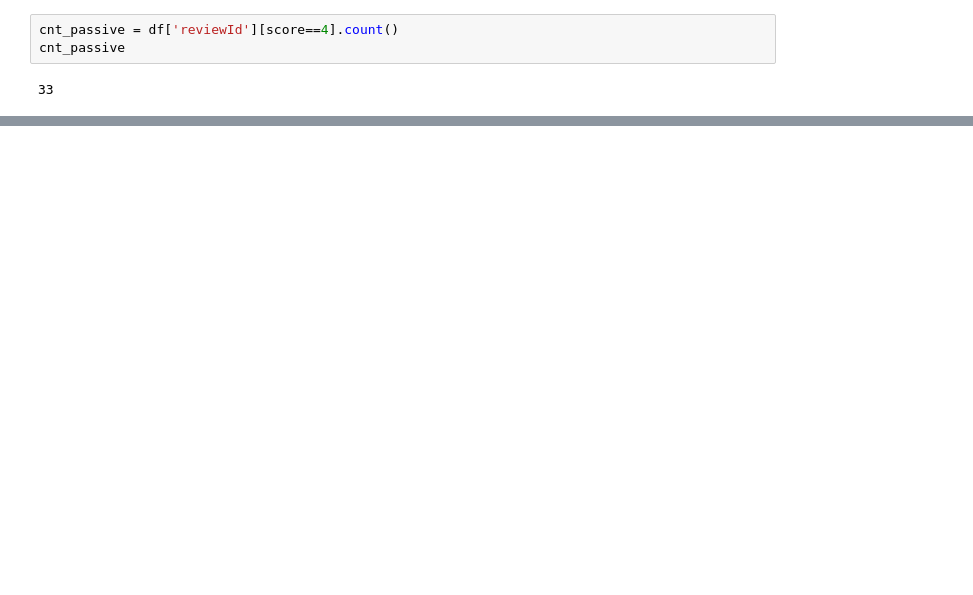
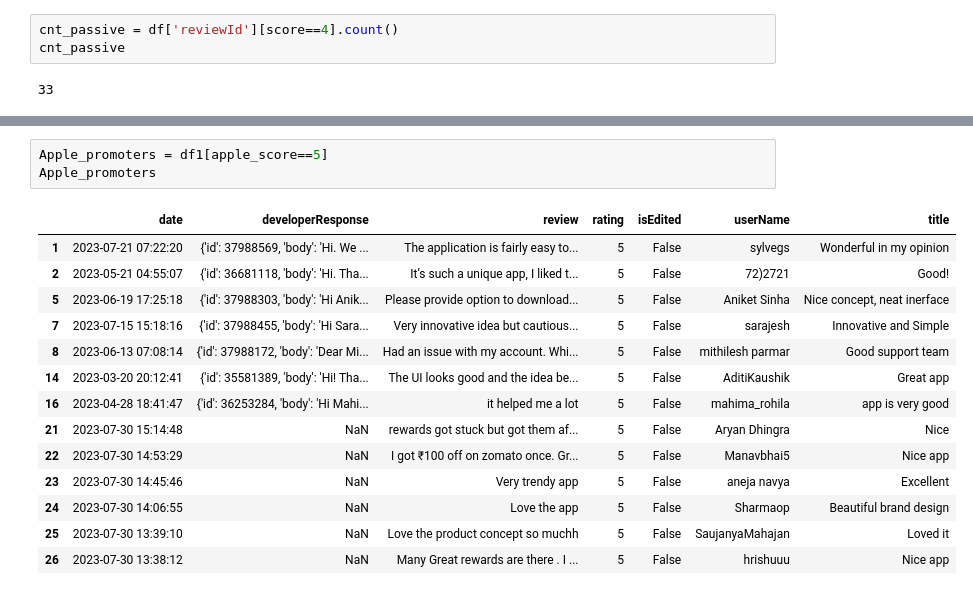
Before and after one commit to gauthamgtg/Flash.co-Play-Store-Review-NPS-Analysis, a Jupyter notebook: Flash.co Play Store Review NPS Analysis.ipynb, the cells around one changed output, grey strips where cells are left out. Cells and saved outputs as stored; diff of their text form; blank space fills up the shorter version.

```diff
--- a/Flash.co Play Store Review NPS Analysis.ipynb
+++ b/Flash.co Play Store Review NPS Analysis.ipynb
@@ -187,0 +259,18 @@ NPS
+# %%
+Apple_promoters = df1[apple_score==5]
+Apple_promoters
+# %% [output]
+|  | date | developerResponse | review | rating | isEdited | userName | title |
+| 1 | 2023-07-21 07:22:20 | {'id': 37988569, 'body': 'Hi. We ... | The application is fairly easy to... | 5 | False | sylvegs | Wonderful in my opinion |
+| 2 | 2023-05-21 04:55:07 | {'id': 36681118, 'body': 'Hi. Tha... | It’s such a unique app, I liked t... | 5 | False | 72)2721 | Good! |
+| 5 | 2023-06-19 17:25:18 | {'id': 37988303, 'body': 'Hi Anik... | Please provide option to download... | 5 | False | Aniket Sinha | Nice concept, neat inerface |
+| 7 | 2023-07-15 15:18:16 | {'id': 37988455, 'body': 'Hi Sara... | Very innovative idea but cautious... | 5 | False | sarajesh | Innovative and Simple |
+| 8 | 2023-06-13 07:08:14 | {'id': 37988172, 'body': 'Dear Mi... | Had an issue with my account. Whi... | 5 | False | mithilesh parmar | Good support team |
+| 14 | 2023-03-20 20:12:41 | {'id': 35581389, 'body': 'Hi! Tha... | The UI looks good and the idea be... | 5 | False | AditiKaushik | Great app |
+| 16 | 2023-04-28 18:41:47 | {'id': 36253284, 'body': 'Hi Mahi... | it helped me a lot | 5 | False | mahima_rohila | app is very good |
+| 21 | 2023-07-30 15:14:48 | NaN | rewards got stuck but got them af... | 5 | False | Aryan Dhingra | Nice |
+| 22 | 2023-07-30 14:53:29 | NaN | I got ₹100 off on zomato once. Gr... | 5 | False | Manavbhai5 | Nice app |
+| 23 | 2023-07-30 14:45:46 | NaN | Very trendy app | 5 | False | aneja navya | Excellent |
+| 24 | 2023-07-30 14:06:55 | NaN | Love the app | 5 | False | Sharmaop | Beautiful brand design |
+| 25 | 2023-07-30 13:39:10 | NaN | Love the product concept so muchh | 5 | False | SaujanyaMahajan | Loved it |
+| 26 | 2023-07-30 13:38:12 | NaN | Many Great rewards are there . I ... | 5 | False | hrishuuu | Nice app |
```
Also changed, not shown: parts of 30 cells of this notebook.
